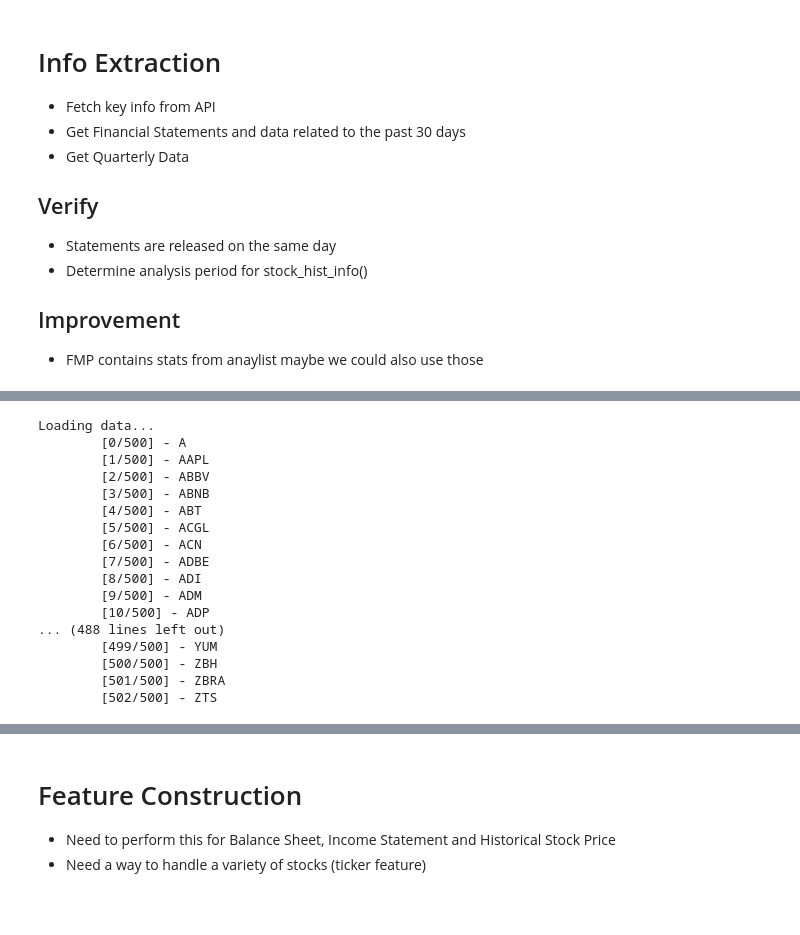
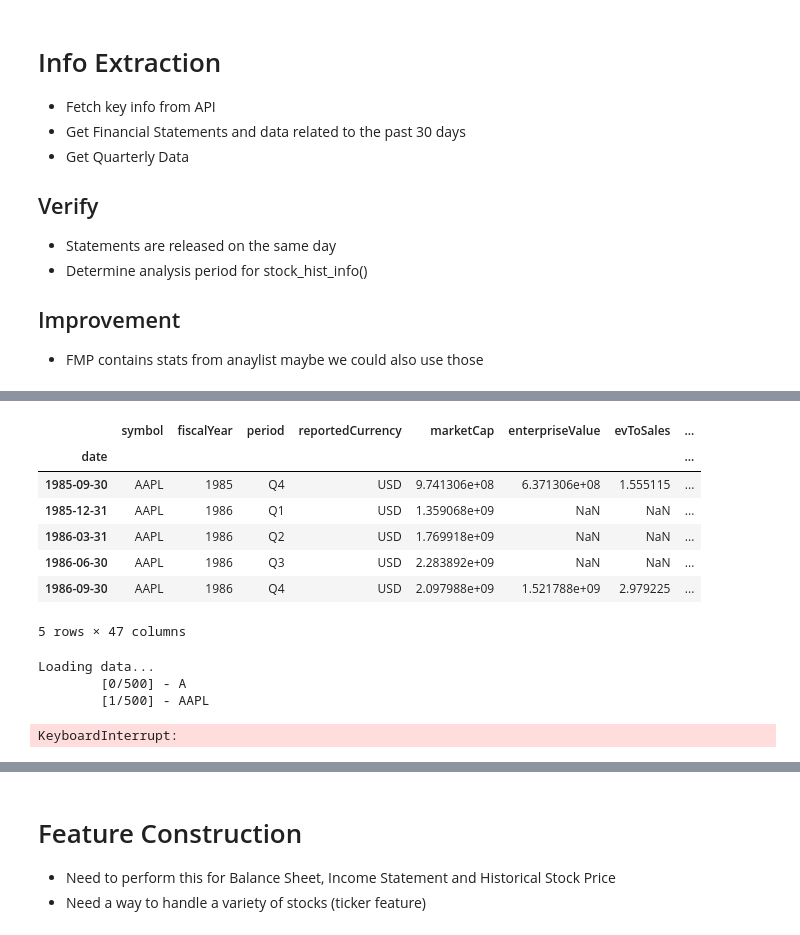
Before and after one commit to Frank-Lucas1304/portfolio-optimizer, a Jupyter notebook: 03_notebook/earnings_regression.ipynb, the cells around one changed output, grey strips where cells are left out. Drawn from its saved outputs; the diff is of its cells as text; code cells hidden in the pictures; blank space fills up the shorter version.

Commit message:
added sector_id

```diff
--- a/03_notebook/earnings_regression.ipynb
+++ b/03_notebook/earnings_regression.ipynb
@@ -67,3 +67,16 @@ class API:
         df.index = pd.to_datetime(df.index)
         df = df.sort_index(ascending=True)
         return df
+
+    def sector_list():
+        endpoint = "available-sectors"
+        df_sector_list = API.fetch(endpoint)
+        return df_sector_list
+
+    def sector_id():
+        df_symbol_sector_subsector = API.fetch_sp500_constituent_info()
+        sector_map = dict(zip(API.sector_list()["sector"], API.sector_list().index))
+        df_symbol_sector_subsector["sector"] = df_symbol_sector_subsector["sector"].map(sector_map)
+        return df_symbol_sector_subsector
+
+print(API.sector_id().head())
@@ -100,7 +121,8 @@ class FolderStructure:
 
     @staticmethod
     def load_data(testing=False,num_tickers=1,period = 'quarter'):
-        df = FolderStructure.read_external_csv(CSV.SP500)
+        #df = FolderStructure.read_external_csv(CSV.SP500)
+        df = API.sector_id()
         print("Loading data...")
         past_min = 0
         api_timer = time.time()
@@ -174,36 +196,49 @@ class FolderStructure:
         FolderStructure.write_ticker_csv(df, Dir.PROCESSED, symbol, csv_name)
 
     @staticmethod
     def download_sp500_constituent_info():
         df = API.fetch_sp500_constituent_info()
         df = df.sort_values(by='symbol', ascending=True)
         df.to_csv(Dir.EXTERNAL / CSV.SP500)
 
     @staticmethod
-    def download_ticker_raw_data(symbol,sector, period="quarter"):
+    def download_ticker_raw_data(symbol, sector, period="quarter"):
         parent = Dir.RAW / 'tickers' / symbol
         parent.mkdir(parents=True, exist_ok=True)
         df_stock_hist = API.fetch_ticker_hist_price(symbol)
         df_stock_hist.to_csv(parent / CSV.STOCK_HIST)
 
         df_key_metrics = API.fetch_ticker_key_metrics(symbol, period)
-        df_key_metrics['sector'] = sector
+        df_key_metrics["sector"] = sector
         df_key_metrics.to_csv(parent / CSV.KEY_METRIC)
 
         df_ratios = API.fetch_ticker_financial_ratios(symbol, period)
-        df_ratios['sector'] = sector
+        df_ratios["sector"] = sector
         df_ratios.to_csv(parent / CSV.RATIOS)
+
+        return df_key_metrics.head()
 
     @staticmethod
     def process_ticker_data(symbol, period="quarter"):
         raw_dir = Dir.RAW / 'tickers' / symbol
         raw_dir.mkdir(parents=True, exist_ok=True)
 
         train_dir = Dir.PROCESSED / 'train'
         train_dir.mkdir(parents=True, exist_ok=True)
 
         test_dir = Dir.PROCESSED / 'test'
         test_dir.mkdir(parents=True, exist_ok=True)
+
+FolderStructure.download_ticker_raw_data('AAPL')
+# %% [output]
+|  | symbol | fiscalYear | period | reportedCurrency | marketCap | enterpriseValue | evToSales | ... |
+| date |  |  |  |  |  |  |  | ... |
+| 1985-09-30 | AAPL | 1985 | Q4 | USD | 9.741306e+08 | 6.371306e+08 | 1.555115 | ... |
+| 1985-12-31 | AAPL | 1986 | Q1 | USD | 1.359068e+09 | NaN | NaN | ... |
+| 1986-03-31 | AAPL | 1986 | Q2 | USD | 1.769918e+09 | NaN | NaN | ... |
+| 1986-06-30 | AAPL | 1986 | Q3 | USD | 2.283892e+09 | NaN | NaN | ... |
+| 1986-09-30 | AAPL | 1986 | Q4 | USD | 2.097988e+09 | 1.521788e+09 | 2.979225 | ... |
+5 rows × 47 columns
 # %%
 FolderStructure.create()
 FolderStructure.load_data()
@@ -211,20 +246,7 @@ FolderStructure.load_data()
 Loading data...
         [0/500] - A
         [1/500] - AAPL
-        [2/500] - ABBV
-        [3/500] - ABNB
-        [4/500] - ABT
-        [5/500] - ACGL
-        [6/500] - ACN
-        [7/500] - ADBE
-        [8/500] - ADI
-        [9/500] - ADM
-        [10/500] - ADP
-... (488 lines left out)
-        [499/500] - YUM
-        [500/500] - ZBH
-        [501/500] - ZBRA
-        [502/500] - ZTS
+KeyboardInterrupt:
 # %%
 class Signals:
 
```
Also changed, not shown: parts of 2 cells of this notebook.
